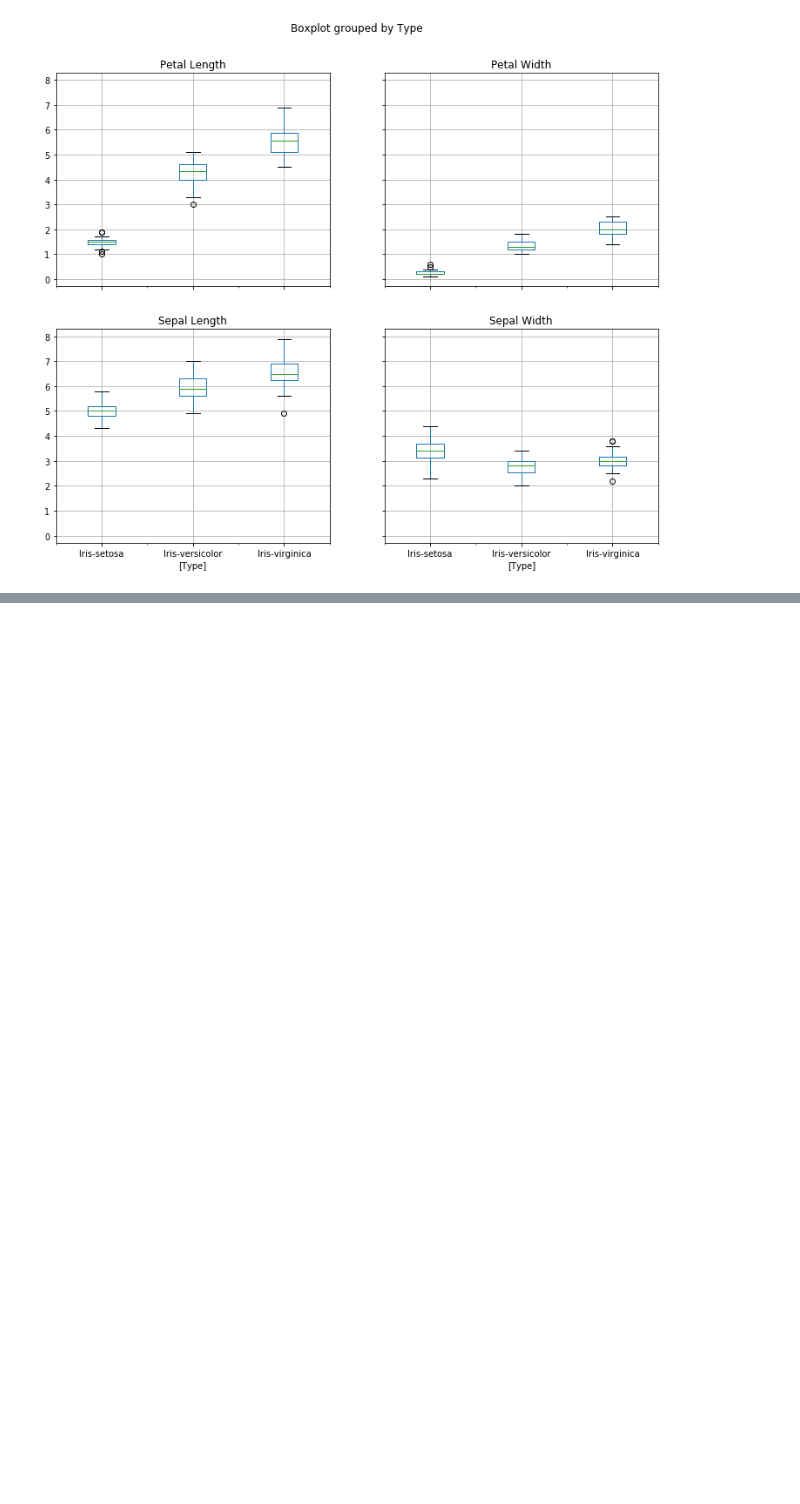
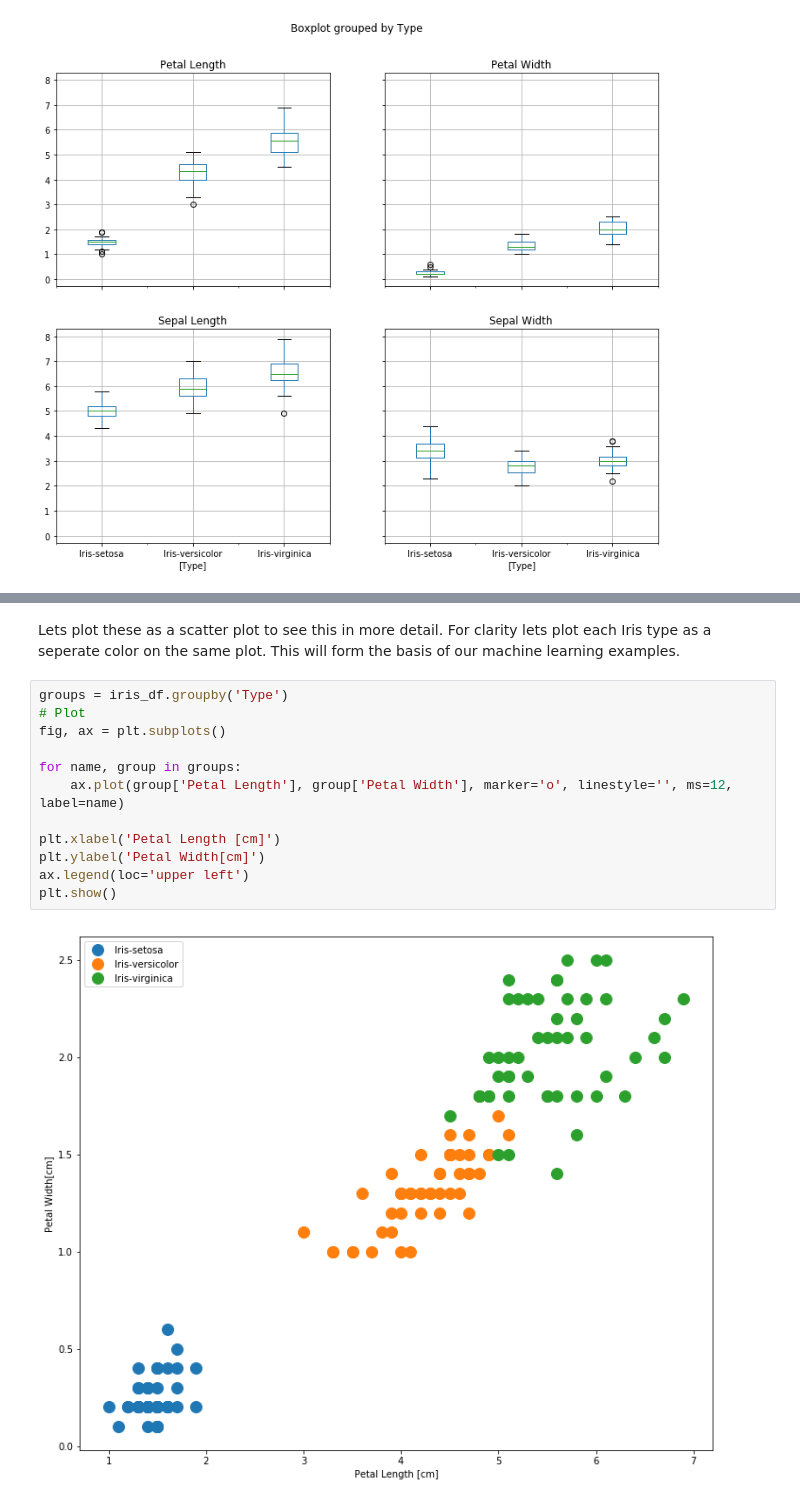
Before and after one commit to David-Pugh/Scikit-Learn, a Jupyter notebook: 0-The Iris Dataset.ipynb, the cells around one changed output, grey strips where cells are left out. Saved outputs shown, nothing was run; the diff lists cells and outputs as text; blank space fills up the shorter version.

```diff
--- a/0-The Iris Dataset.ipynb
+++ b/0-The Iris Dataset.ipynb
@@ -201,0 +205,16 @@ plt.tight_layout()
+# %% [markdown]
+Lets plot these as a scatter plot to see this in more detail. For clarity lets plot each Iris type as a seperate color on the same plot. This will form the basis of our machine learning examples.
+# %%
+groups = iris_df.groupby('Type')
+# Plot
+fig, ax = plt.subplots()
+
+for name, group in groups:
+    ax.plot(group['Petal Length'], group['Petal Width'], marker='o', linestyle='', ms=12, label=name)
+
+plt.xlabel('Petal Length [cm]')
+plt.ylabel('Petal Width[cm]')
+ax.legend(loc='upper left')
+plt.show()
+# %% [output]
+[figure, added]
```
Also changed, not shown: parts of 6 cells of this notebook.
